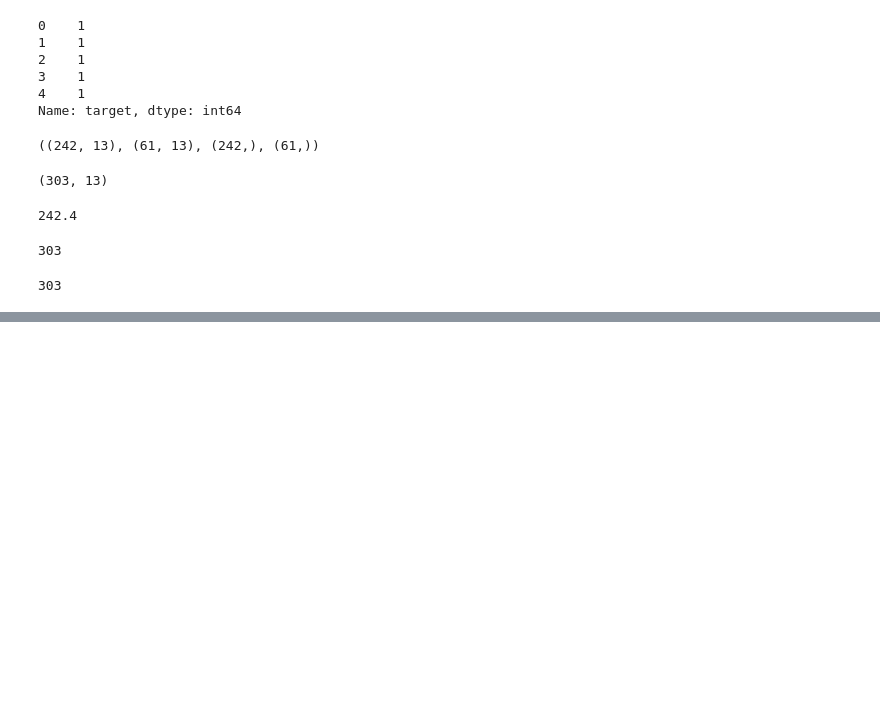
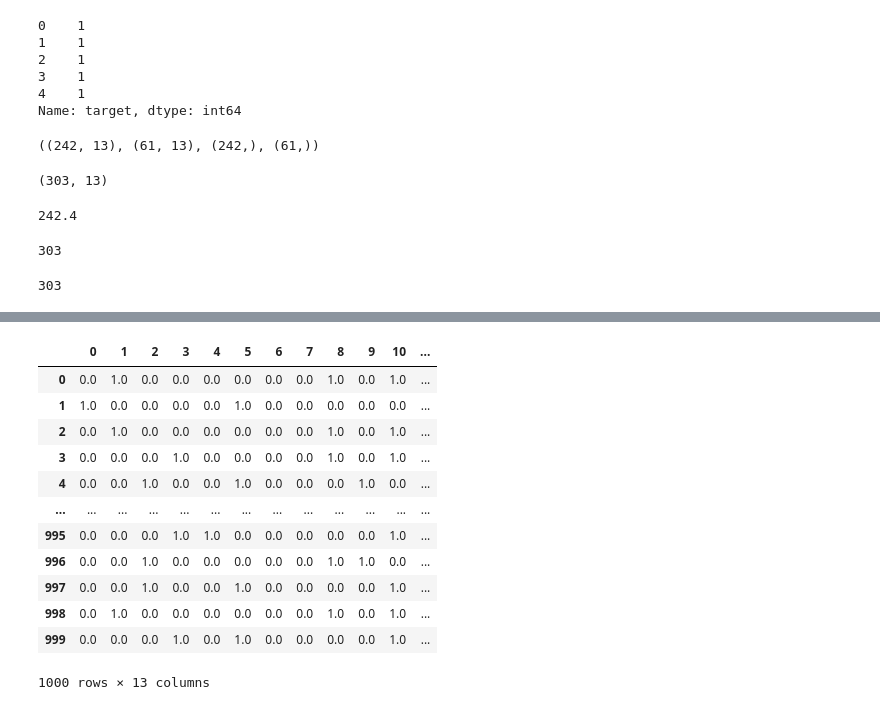
Before and after one commit to Eakempreet/Learning-ML, a Jupyter notebook: Scikit-Learn/scikit-learn-basic(1).ipynb, the cells around one changed output, grey strips where cells are left out. Drawn from its saved outputs; the diff is of its cells as text; code cells hidden in the pictures; blank space fills up the shorter version.

Commit message:
Covert categorical data to numerical data

```diff
--- a/Scikit-Learn/scikit-learn-basic(1).ipynb
+++ b/Scikit-Learn/scikit-learn-basic(1).ipynb
@@ -647,0 +700,10 @@ len(heart_disease)
+# %%
+# Split the data into X and y
+
+X = car_sales.drop('Price', axis=1)
+y = car_sales['Price']
+
+# Split into training and test
+X_train, X_test, y_train, y_test = train_test_split(X,
+                                                    y,
+                                                    test_size=0.2)
@@ -647,0 +732,33 @@ len(heart_disease)
+# %%
+# Turn the categories into numbers
+from sklearn.preprocessing import OneHotEncoder
+from sklearn.compose import ColumnTransformer
+
+categorical_features = ["Make", "Colour", "Doors"]
+one_hot = OneHotEncoder()
+
+# Think like -> Here is the plan
+transformer = ColumnTransformer([("one_hot",
+                                  one_hot,
+                                  categorical_features)],
+                                remainder="passthrough")
+# Create a step called one_hot,
+# use the OneHotEncoder tool,
+# and apply it to Make, Colour, and Doors.
+# remainder="passthrough" -> Keep any unmentioned columns as they are
+
+# Think like -> Now apply the plan to the data
+# Learn the categories from X, then immediately convert X into numbers
+transformed_X = transformer.fit_transform(X)
+transformed_X
+
+# OneHotEncoder:
+# It converts text categories into numbers that ML models can understand.
+
+# ColumnTransformer:
+# It lets you apply different preprocessing to different columns in one organized step.
+# chooses which columns should get that conversion
+
+# Together:
+# OneHotEncoder = the actual converter (text -> numeric)
+# ColumnTransformer = the manager that decides which columns get that converter
@@ -647,0 +962,16 @@ len(heart_disease)
+# %%
+pd.DataFrame(transformed_X)
+# %% [output]
+|  | 0 | 1 | 2 | 3 | 4 | 5 | 6 | 7 | 8 | 9 | 10 | ... |
+| 0 | 0.0 | 1.0 | 0.0 | 0.0 | 0.0 | 0.0 | 0.0 | 0.0 | 1.0 | 0.0 | 1.0 | ... |
+| 1 | 1.0 | 0.0 | 0.0 | 0.0 | 0.0 | 1.0 | 0.0 | 0.0 | 0.0 | 0.0 | 0.0 | ... |
+| 2 | 0.0 | 1.0 | 0.0 | 0.0 | 0.0 | 0.0 | 0.0 | 0.0 | 1.0 | 0.0 | 1.0 | ... |
+| 3 | 0.0 | 0.0 | 0.0 | 1.0 | 0.0 | 0.0 | 0.0 | 0.0 | 1.0 | 0.0 | 1.0 | ... |
+| 4 | 0.0 | 0.0 | 1.0 | 0.0 | 0.0 | 1.0 | 0.0 | 0.0 | 0.0 | 1.0 | 0.0 | ... |
+| ... | ... | ... | ... | ... | ... | ... | ... | ... | ... | ... | ... | ... |
+| 995 | 0.0 | 0.0 | 0.0 | 1.0 | 1.0 | 0.0 | 0.0 | 0.0 | 0.0 | 0.0 | 1.0 | ... |
+| 996 | 0.0 | 0.0 | 1.0 | 0.0 | 0.0 | 0.0 | 0.0 | 0.0 | 1.0 | 1.0 | 0.0 | ... |
+| 997 | 0.0 | 0.0 | 1.0 | 0.0 | 0.0 | 1.0 | 0.0 | 0.0 | 0.0 | 0.0 | 1.0 | ... |
+| 998 | 0.0 | 1.0 | 0.0 | 0.0 | 0.0 | 0.0 | 0.0 | 0.0 | 1.0 | 0.0 | 1.0 | ... |
+| 999 | 0.0 | 0.0 | 0.0 | 1.0 | 0.0 | 1.0 | 0.0 | 0.0 | 0.0 | 0.0 | 1.0 | ... |
+1000 rows × 13 columns
```
Also changed, not shown: parts of 26 cells of this notebook.
